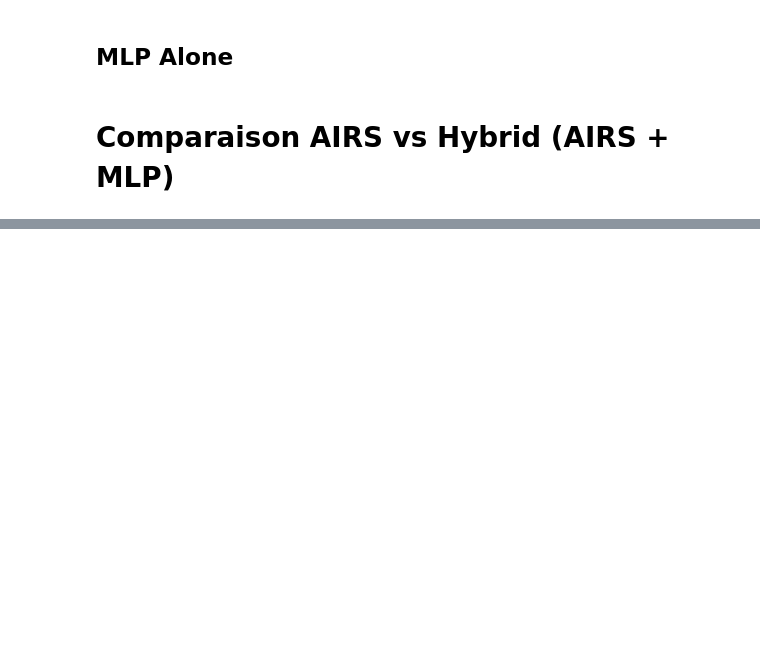
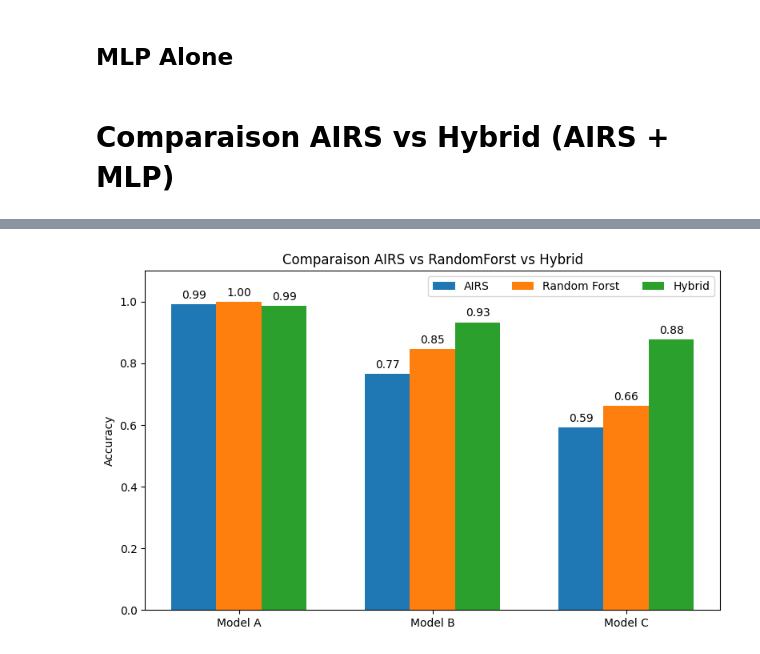
Before and after one commit to Rcym/AIRS-DDoS-Classifier, a Jupyter notebook: V2_all_cases.ipynb, the cells around one changed output, grey strips where cells are left out. Cells and saved outputs as stored; diff of their text form; code cells hidden in the pictures; blank space fills up the shorter version.

Commit message:
random forest + tests on mlp

```diff
--- a/V2_all_cases.ipynb
+++ b/V2_all_cases.ipynb
@@ -709,7 +709,14 @@ x_train_C, x_test_C, y_train_C, y_test_C = train_test_split(mcC_x, mcC_y, test_s
 from sklearn.neural_network import MLPClassifier
 from sklearn.metrics import confusion_matrix, classification_report
 
-MLP_classifier = MLPClassifier(hidden_layer_sizes=(250,), activation='relu', solver='adam', max_iter=2000, random_state=10)
+# MLP_classifier = MLPClassifier(hidden_layer_sizes=(250,), activation='relu', solver='adam', max_iter=2000, random_state=10)
+MLP_classifier = MLPClassifier(
+    hidden_layer_sizes = (100,50,50,50,50),
+    activation='relu',
+    solver='adam',
+    max_iter=2000,
+    random_state=10
+    )
 
 MLP_classifier.fit(x_train_A, y_train_A)
 y_pred_A = MLP_classifier.predict(x_test_A)
@@ -717,3 +724,14 @@ MLP_classifier.fit(x_train_B, y_train_B)
 y_pred_B = MLP_classifier.predict(x_test_B)
 MLP_classifier.fit(x_train_C, y_train_C)
 y_pred_C = MLP_classifier.predict(x_test_C)
+
+print(confusion_matrix(y_test_A, y_pred_A))
+print(classification_report(y_test_A, y_pred_A))
+print(confusion_matrix(y_test_B, y_pred_B))
+print(classification_report(y_test_B, y_pred_B))
+print(confusion_matrix(y_test_C, y_pred_C))
+print(classification_report(y_test_C, y_pred_C))
+
+report_A = classification_report(y_test_A, y_pred_A, output_dict=True)
+report_B = classification_report(y_test_B, y_pred_B, output_dict=True)
+report_C = classification_report(y_test_C, y_pred_C, output_dict=True)
@@ -806,0 +869,31 @@ plt.show()
+# %%
+old_accuracies = [Model_A.getAccuracy(), Model_B.getAccuracy(), Model_C.getAccuracy()]
+new_accuracies = [report_A['accuracy'], report_B['accuracy'], report_C['accuracy']]
+original_accuracies = [report_A_o['accuracy'], report_B_o['accuracy'], report_C_o['accuracy']]
+
+x = np.arange(len(models))  # label locations
+width = 0.35  # width of the bars
+
+fig, ax = plt.subplots(figsize=(8, 5))
+
+rects1 = ax.bar(x - width/3*2, old_accuracies, width/1.5, label='AIRS')
+rects2 = ax.bar(x + width/2*0, original_accuracies, width/1.5, label='Random Forst')
+rects3 = ax.bar(x + width/3*2, new_accuracies, width/1.5, label='Hybrid')
+
+# Add labels
+ax.set_ylabel('Accuracy')
+ax.set_title('Comparaison AIRS vs RandomForst vs Hybrid')
+ax.set_xticks(x)
+ax.set_xticklabels(models)
+ax.set_ylim(0, 1.1)
+ax.legend(ncol=3)
+
+# Add accuracy values on top of bars
+ax.bar_label(rects1, padding=3, fmt='%.2f')
+ax.bar_label(rects2, padding=3, fmt='%.2f')
+ax.bar_label(rects3, padding=3, fmt='%.2f')
+
+plt.tight_layout()
+plt.show()
+# %% [output]
+[figure, added]
```
Also changed, not shown: parts of 17 cells of this notebook.
